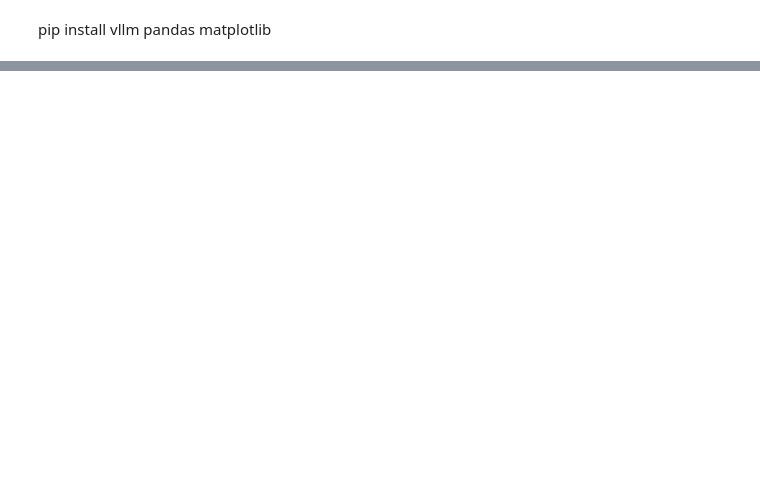
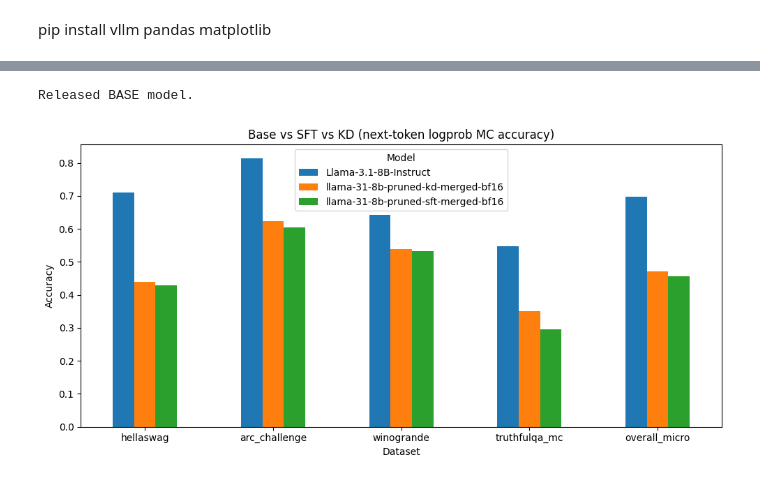
Before and after one commit to DominicTzu/llama3.1-8b-quantization, a Jupyter notebook: pre_quant_eval/eval.ipynb, the cells around one changed output, grey strips where cells are left out. Saved outputs shown, nothing was run; the diff lists cells and outputs as text; code cells hidden in the pictures; blank space fills up the shorter version.

```diff
--- a/pre_quant_eval/eval.ipynb
+++ b/pre_quant_eval/eval.ipynb
@@ -17,6 +51,7 @@ EVAL_MANIFEST = "/root/data/eval_data/manifest.json"
 # 要评测的两个模型（建议用 merged bf16，或量化模型路径）
 MODEL_SFT = "/root/out/llama-31-8b-pruned-sft-merged-bf16"
 MODEL_KD  = "/root/out/llama-31-8b-pruned-kd-merged-bf16"
+MODEL_BASE = "meta-llama/Llama-3.1-8B-Instruct"
 
 # vLLM runtime knobs（跑通优先）
 DTYPE = "bfloat16"           # 不支持就改 "float16"
@@ -87,8 +122,8 @@ def eval_mc_next_token_logprob(
     """
     manifest = load_manifest(manifest_path)
 
-    print(f"Loading tokenizer: {model_path}")
-    tok = AutoTokenizer.from_pretrained(model_path, use_fast=True, trust_remote_code=True)
+    print(f"Loading tokenizer: {MODEL_BASE}") # use the same tokenizer for all models
+    tok = AutoTokenizer.from_pretrained(MODEL_BASE, use_fast=True, trust_remote_code=True)
 
     print(f"Loading vLLM model: {model_path}")
     llm = LLM(
@@ -247,0 +336,13 @@ print("Released KD model.")
+# %%
+df_base, llm_base = eval_mc_next_token_logprob(
+    model_path=MODEL_BASE,
+    manifest_path=EVAL_MANIFEST,
+    dtype=DTYPE,
+    gpu_memory_utilization=GPU_MEMORY_UTIL,
+    max_model_len=MAX_MODEL_LEN,
+    batch_size=BATCH_SIZE,
+    top_logprobs=TOP_LOGPROBS,
+    n_max_per_dataset=N_MAX_PER_DATASET,
+)
+
+df_base
@@ -248,12 +371,33 @@ print("Released KD model.")
+# %%
+del llm_base
+gc.collect()
+if torch.cuda.is_available():
+    torch.cuda.empty_cache()
+print("Released BASE model.")
+# %% [output]
+Released BASE model.
 # %%
-df_all = pd.concat([df_sft, df_kd], ignore_index=True)
+# 先把三者拼起来
+df_all = pd.concat([df_base, df_sft, df_kd], ignore_index=True)
 
-# 只画 dataset（不含 overall）与 overall 分开画都行
+# 排序 & 画图
+order = ["hellaswag", "arc_challenge", "winogrande", "truthfulqa_mc", "overall_micro"]
+
 df_plot = df_all.copy()
-
-# 排序：最后一行 overall_micro
-order = ["hellaswag", "arc_challenge", "winogrande", "truthfulqa_mc", "overall_micro"]
 df_plot["dataset"] = pd.Categorical(df_plot["dataset"], categories=order, ordered=True)
 df_plot = df_plot.sort_values(["dataset", "model"])
 
-df_plot
+# pivot for plotting
+datasets = [d for d in order if d in df_plot["dataset"].unique().tolist()]
+pv = df_plot.pivot(index="dataset", columns="model", values="acc").loc[datasets]
+
+ax = pv.plot(kind="bar", figsize=(10, 5))
+ax.set_ylabel("Accuracy")
+ax.set_xlabel("Dataset")
+ax.set_title("Base vs SFT vs KD (next-token logprob MC accuracy)")
+ax.legend(title="Model", loc="best")
+plt.xticks(rotation=0)
+plt.tight_layout()
+plt.show()
+# %% [output]
+[figure, added]
```
Also changed, not shown: parts of 8 cells of this notebook, 5 other files.
